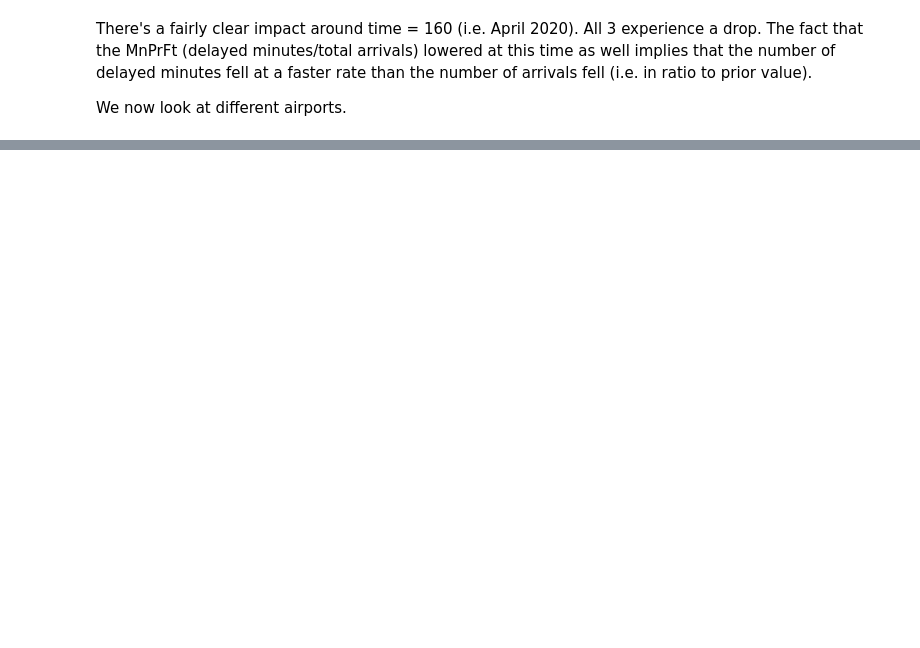
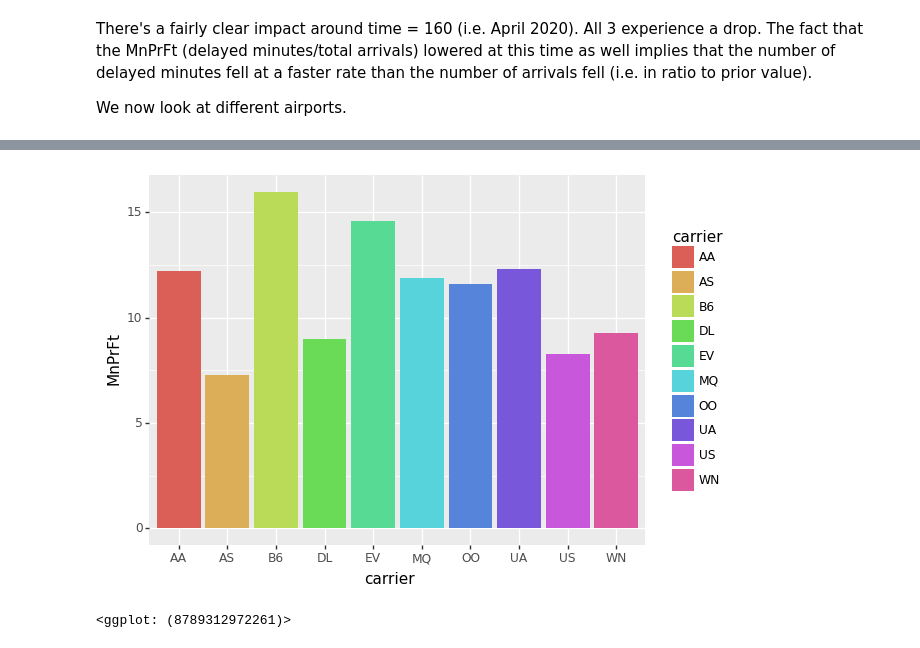
Before and after one commit to acsuf/US_Flight_Delays, a Jupyter notebook: python-project.ipynb, the cells around one changed output, grey strips where cells are left out. Cells and saved outputs as stored; diff of their text form; code cells hidden in the pictures; blank space fills up the shorter version.

```diff
--- a/python-project.ipynb
+++ b/python-project.ipynb
@@ -167,0 +175,31 @@ def airports(lowT, hiT, df):
+# %%
+## we create similar functions for carriers in specfific
+
+def carriers(lowT, hiT, df):
+    df = df.loc[(df['time']<=hiT) & (df['time']>= lowT)].groupby(['carrier']).agg({'arr_flights': sum, 'arr_delay':sum}).reset_index()
+    df['MnPrFt'] = df['arr_delay']/df['arr_flights']
+    return df
+
+## Use to define Top N (by number of flight arrivals)
+## We use this as people are most likely to fly to these airports
+## We sort by other factors after this filtering
+def carTopN(lowT, HiT, df, N):
+    ap = carriers(lowT, HiT, df).sort_values(by='arr_flights', ascending = False)
+    return ap.head(N)
+
+def plotcarTopNaf(lowT,hiT, df, N):
+    df = carTopN(lowT, hiT, df, N)
+    return ggplot(df, aes(x='carrier', y='arr_flights', fill = 'carrier'))+geom_bar(stat='identity')
+
+def plotcarTopNad(lowT,hiT, df, N):
+    df = carTopN(lowT, hiT, df, N)
+    return ggplot(df, aes(x='carrier', y='arr_delay', fill = 'carrier'))+geom_bar(stat='identity')
+
+def plotcarTopNmpf(lowT,hiT, df, N):
+    df = carTopN(lowT, hiT, df, N)
+    return ggplot(df, aes(x='carrier', y='MnPrFt', fill = 'carrier'))+geom_bar(stat='identity')
+# %%
+plotcarTopNmpf(9,188,adf, 10)
+# %% [output]
+[figure, added]
+<ggplot: (8789312972261)>
```
Also changed, not shown: parts of 10 cells of this notebook.
